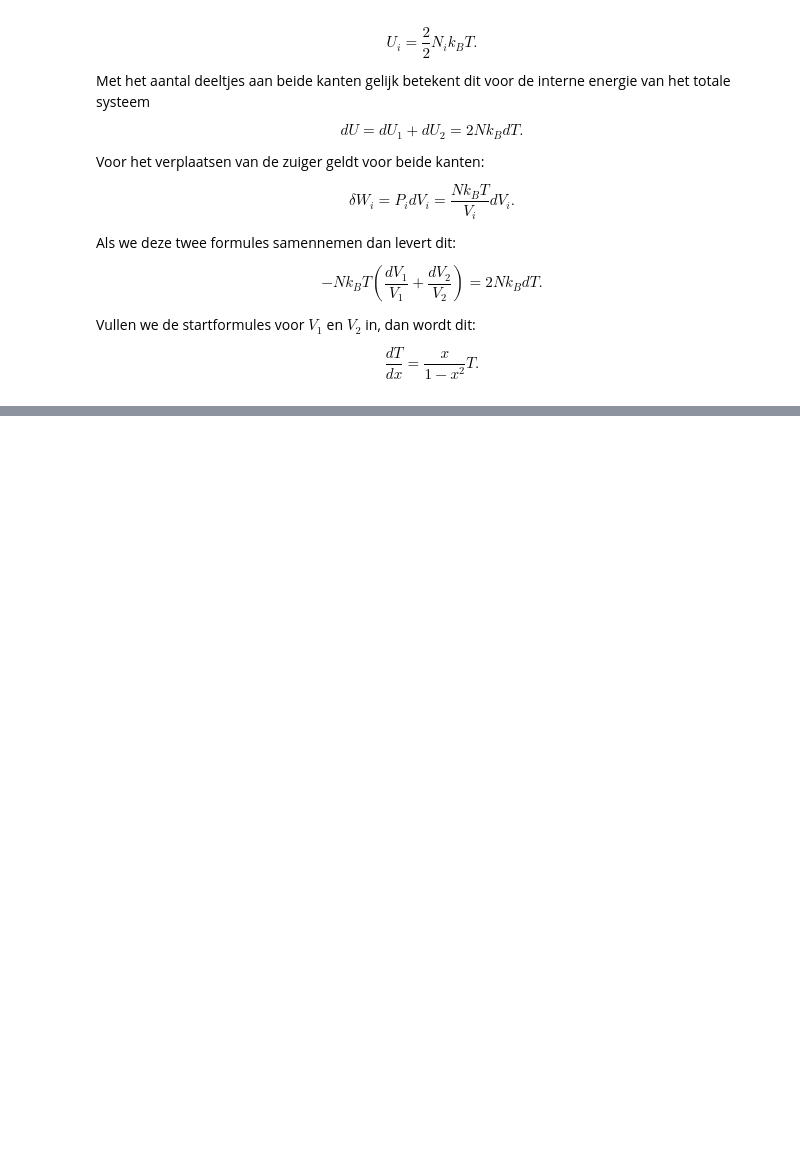
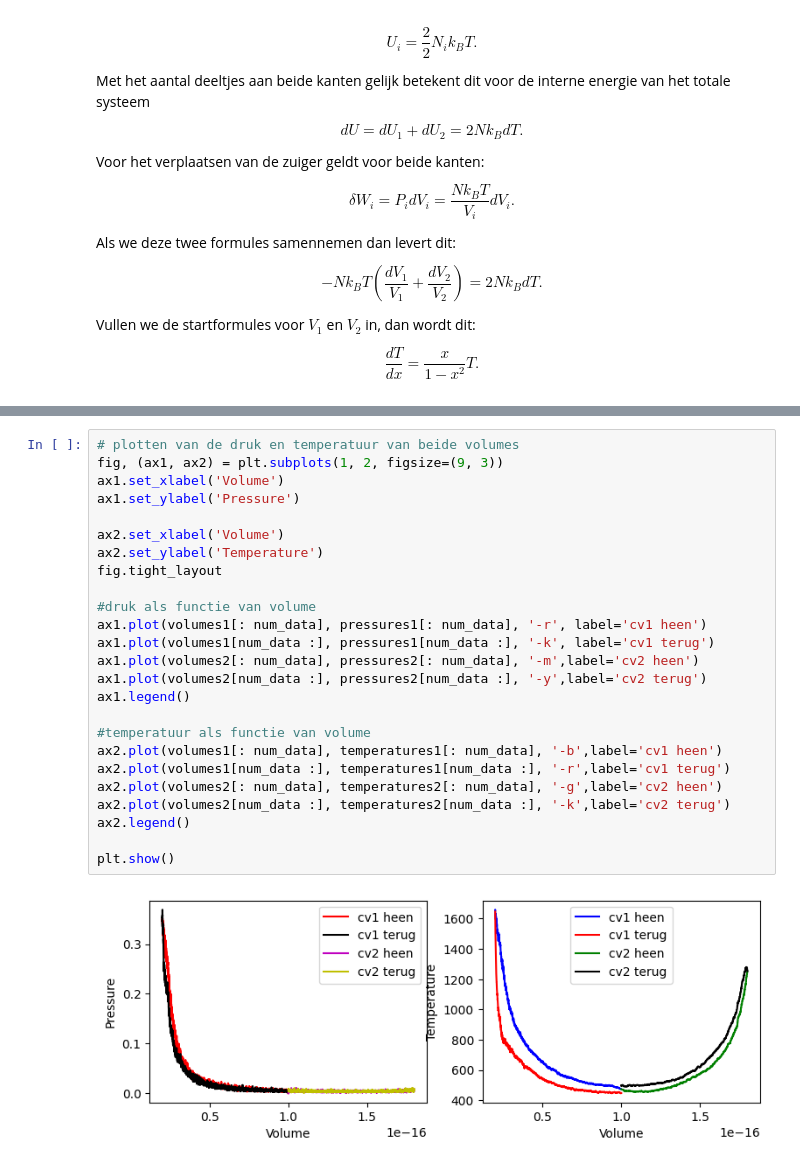
Before and after one commit to FelixJacobs11/TUAmsterdam, a Jupyter notebook: Content/PySim/9_entropie.ipynb, the cells around one changed output, grey strips where cells are left out. Saved outputs shown, nothing was run; the diff lists cells and outputs as text; blank space fills up the shorter version.

````diff
--- a/Content/PySim/9_entropie.ipynb
+++ b/Content/PySim/9_entropie.ipynb
@@ -423,3 +507,30 @@ Beweeg de zuiger terug en controleer de reversibiliteit van het proces
+# %%
+# plotten van de druk en temperatuur van beide volumes
+fig, (ax1, ax2) = plt.subplots(1, 2, figsize=(9, 3))
+ax1.set_xlabel('Volume')
+ax1.set_ylabel('Pressure')
+
+ax2.set_xlabel('Volume')
+ax2.set_ylabel('Temperature')
+fig.tight_layout
+
+#druk als functie van volume
+ax1.plot(volumes1[: num_data], pressures1[: num_data], '-r', label='cv1 heen')
+ax1.plot(volumes1[num_data :], pressures1[num_data :], '-k', label='cv1 terug')
+ax1.plot(volumes2[: num_data], pressures2[: num_data], '-m',label='cv2 heen')
+ax1.plot(volumes2[num_data :], pressures2[num_data :], '-y',label='cv2 terug')
+ax1.legend()
+
+#temperatuur als functie van volume
+ax2.plot(volumes1[: num_data], temperatures1[: num_data], '-b',label='cv1 heen')
+ax2.plot(volumes1[num_data :], temperatures1[num_data :], '-r',label='cv1 terug')
+ax2.plot(volumes2[: num_data], temperatures2[: num_data], '-g',label='cv2 heen')
+ax2.plot(volumes2[num_data :], temperatures2[num_data :], '-k',label='cv2 terug')
+ax2.legend()
+
+plt.show()
+# %% [output]
+[figure, added]
 # %% [markdown]
 ```{exercise} check reversibility
 :label: ex-entropy-10
````
Also changed, not shown: parts of 19 cells of this notebook, 1 other file.
